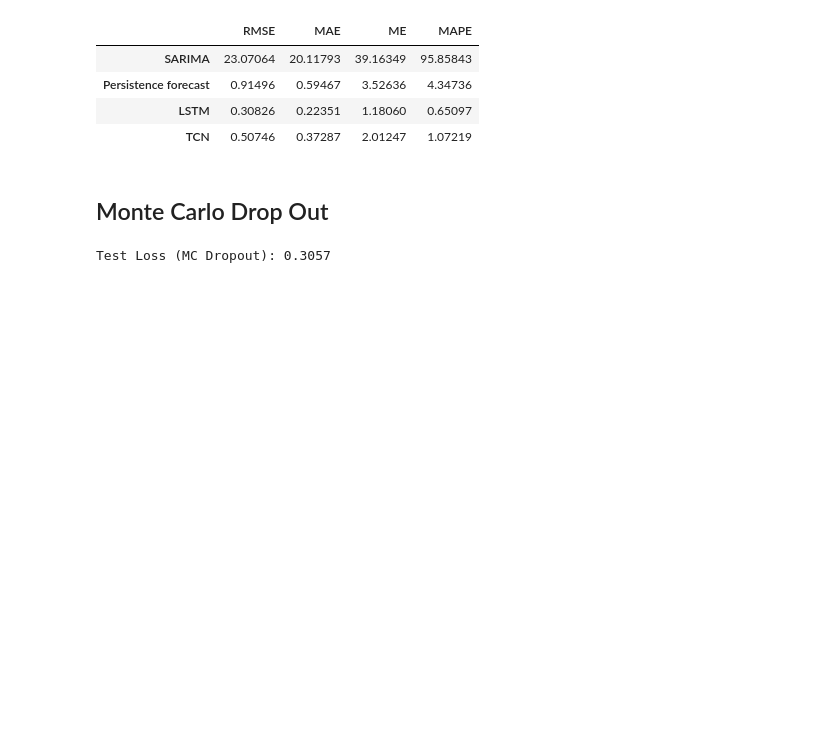
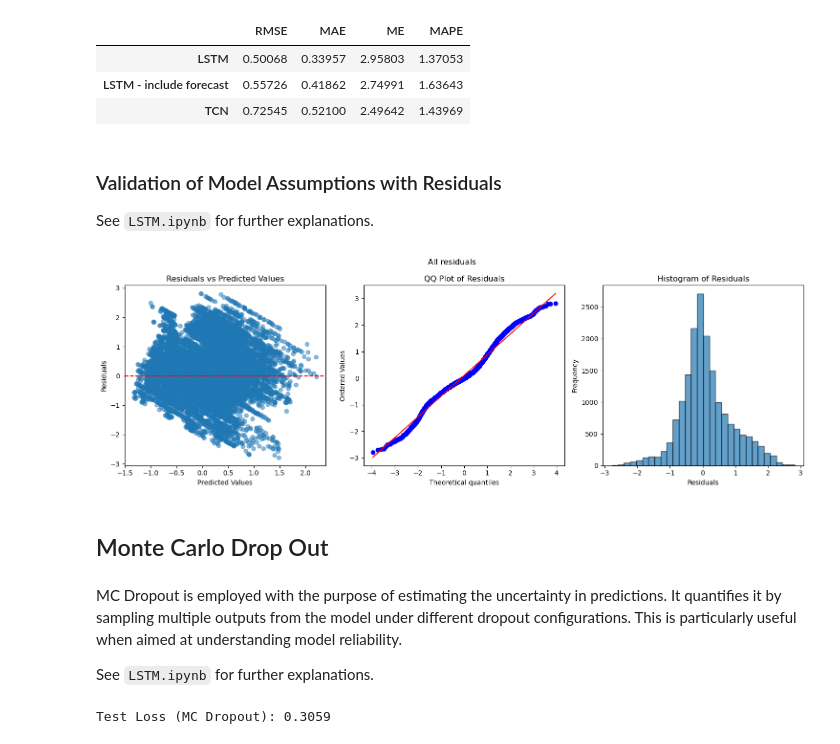
Before and after one commit to CS-433/ml-project-2-powerpredictors, a Jupyter notebook: TCN.ipynb, the cells around one changed output. Drawn from its saved outputs; the diff is of its cells as text; code cells hidden in the pictures; blank space fills up the shorter version.

```diff
--- a/TCN.ipynb
+++ b/TCN.ipynb
@@ -301,5 +361,23 @@ def mean_absolute_percentage_error(y_true, y_pred):
 # ME
 from sklearn.metrics import max_error
 # %%
+# Evaluate prediction accuracy
 file_path = os.path.join(current_directory, 'results/errors.csv')
 errors = pd.read_csv(file_path, index_col=0)
+
+new_row = {'RMSE': root_mean_squared_error(actuals, predictions),
+                        'MAE': mean_absolute_error(actuals, predictions),
+                        'ME': max_error(actuals, predictions),
+                        'MAPE': mean_absolute_percentage_error(actuals, predictions)}
+
+errors.loc['TCN'] = new_row
+
+file_path = os.path.join(current_directory, 'results/errors.csv')
+errors.to_csv(file_path)
+
+errors
+# %% [output]
+|  | RMSE | MAE | ME | MAPE |
+| LSTM | 0.50068 | 0.33957 | 2.95803 | 1.37053 |
+| LSTM - include forecast | 0.55726 | 0.41862 | 2.74991 | 1.63643 |
+| TCN | 0.72545 | 0.52100 | 2.49642 | 1.43969 |
@@ -313,8 +383,0 @@ errors.loc['TCN'] = new_row
-# %%
-errors
-# %% [output]
-|  | RMSE | MAE | ME | MAPE |
-| SARIMA | 23.07064 | 20.11793 | 39.16349 | 95.85843 |
-| Persistence forecast | 0.91496 | 0.59467 | 3.52636 | 4.34736 |
-| LSTM | 0.30826 | 0.22351 | 1.18060 | 0.65097 |
-| TCN | 0.50746 | 0.37287 | 2.01247 | 1.07219 |
@@ -338,5 +384,21 @@ plot_residuals(residuals_all, y_pred, title, file_path)
+# %% [markdown]
+### Validation of Model Assumptions with Residuals
+
+See `LSTM.ipynb` for further explanations.
+# %%
+# All residuals
+residuals_all = y_true - y_pred
+file_path = os.path.join(current_directory, f'results/residuals_plot.png')
+title = 'All residuals'
+plot_residuals(residuals_all, y_pred, title, file_path)
+# %% [output]
+[figure, added]
 # %% [markdown]
 ## Monte Carlo Drop Out
+# %% [markdown]
+MC Dropout is employed with the purpose of estimating the uncertainty in predictions. It quantifies it by sampling multiple outputs from the model under different dropout configurations. This is particularly useful when aimed at understanding model reliability.
+
+See `LSTM.ipynb` for further explanations.
 # %%
 def monte_carlo_predictions(model, X, num_samples=100):
     """
@@ -381,20 +443,16 @@ y_test_tensor = checkpoint['y_test_tensor'].to(device)
 
 # Load the model state dict
 model.load_state_dict(checkpoint['model_state_dict'])
+
+# Enable MC Dropout during evaluation
 model.eval()
-
-# === Evaluation with MC Dropout ===
-model.eval()  # Enable evaluation mode
+model.enable_mc_dropout()  # Enable dropout layers specifically
 
 # Use MC Dropout for predictions
 num_samples = 100  # Number of Monte Carlo samples
 mean_predictions, uncertainties = monte_carlo_predictions(model, X_test_tensor.to(device), num_samples)
 
 # Compute test loss using the mean prediction
-learning_rate = 1e-3
-weight_decay = 1e-4  # L2 regularization
-optimizer = torch.optim.Adam(model.parameters(), lr=learning_rate, weight_decay=weight_decay)
-criterion = nn.MSELoss()
 test_loss = criterion(mean_predictions, y_test_tensor.to(device)).item()
 print(f"Test Loss (MC Dropout): {test_loss:.4f}")
 
@@ -403,5 +461,5 @@ mean_predictions_np = mean_predictions.cpu().numpy()  # Mean predictions
 uncertainties_np = uncertainties.cpu().numpy()  # Prediction uncertainties
 y_true = y_test_tensor.cpu().numpy()  # Ground truth
 # %% [output]
-Test Loss (MC Dropout): 0.3057
+Test Loss (MC Dropout): 0.3059
 # %%
```
Also changed, not shown: parts of 36 cells of this notebook, 20 other files.
